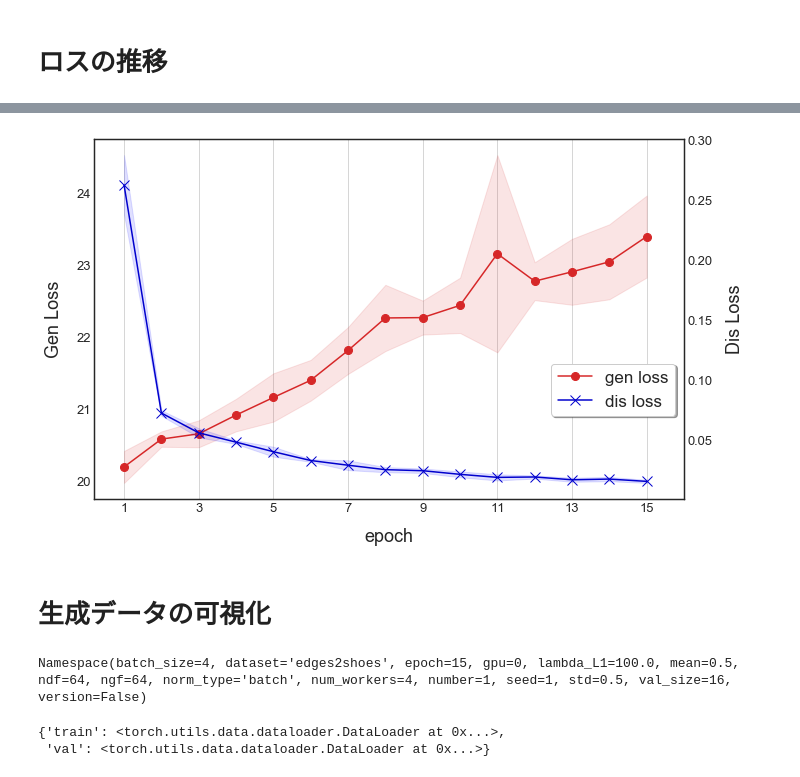
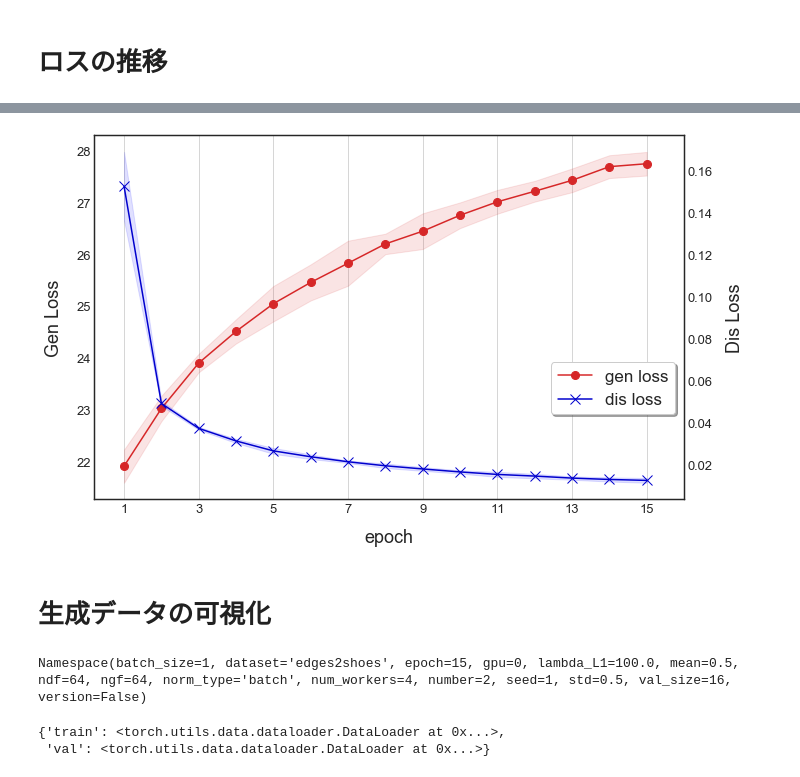
Before and after one commit to haru-256/pix2pix.pytorch, a Jupyter notebook: visualize_genData_Loss.ipynb, the cells around one changed output, grey strips where cells are left out. Saved outputs shown, nothing was run; the diff lists cells and outputs as text; code cells hidden in the pictures.

```diff
--- a/visualize_genData_Loss.ipynb
+++ b/visualize_genData_Loss.ipynb
@@ -16,7 +16,7 @@ from torchvision import datasets
 from utils import ABImageDataset, ToTensorTwoIMG, Normalize, ComposeTwoIMG, SplitImage
 import cv2
 # %%
-number=1
+number=2
 seeds=list(range(1, 6))
 data_name='edges2shoes'
 # %%
@@ -82,35 +94,35 @@ ax.fill_between(
     alpha=0.12, color="tab:red")
 ax.grid(axis="x")
 ax2 = ax.twinx()
 line_2 = ax2.plot(
     dis_loss_mean, label='dis loss', c="mediumblue", marker='x', ms=10)
 ax2.fill_between(
     range(15),
     dis_loss_mean + dis_loss_std,
     dis_loss_mean - dis_loss_std,
     alpha=0.12, color="blue")
 fig.legend(
     loc='upper right',
     bbox_to_anchor=(1, 0.4),
     bbox_transform=ax.transAxes,
     frameon=True,
     shadow=True,
     fontsize=17)
 ax.tick_params(labelsize=13)
 ax2.tick_params(labelsize=13)
 ax.set_xticklabels([2 * i + 1 for i in range(-1, 8)])
 ax.set_xlabel("epoch", fontsize=18, labelpad=13)
 ax.set_ylabel("Gen Loss", fontsize=18, labelpad=13)
 ax2.set_ylabel("Dis Loss", fontsize=18, labelpad=13)
 
 plt.tight_layout()
 fig.savefig(
     result_path[0].parent / "loss_{}.png".format(number),
-    dpi=300,
+    #dpi=300,
     bbox_inches='tight',
     pad_inches=0.1)
 # %% [output]
-[figure, old version]
+[figure, new version]
 # %% [markdown]
 # 生成データの可視化
 # %%
@@ -120,7 +132,7 @@ with open(arg_path[0]) as f:
     opt = eval(f.read())
 print(opt)
 # %% [output]
-Namespace(batch_size=4, dataset='edges2shoes', epoch=15, gpu=0, lambda_L1=100.0, mean=0.5, ndf=64, ngf=64, norm_type='batch', num_workers=4, number=1, seed=1, std=0.5, val_size=16, version=False)
+Namespace(batch_size=1, dataset='edges2shoes', epoch=15, gpu=0, lambda_L1=100.0, mean=0.5, ndf=64, ngf=64, norm_type='batch', num_workers=4, number=2, seed=1, std=0.5, val_size=16, version=False)
 # %%
 # load dataset
 transform = {
```
Also changed, not shown: parts of 7 cells of this notebook.
